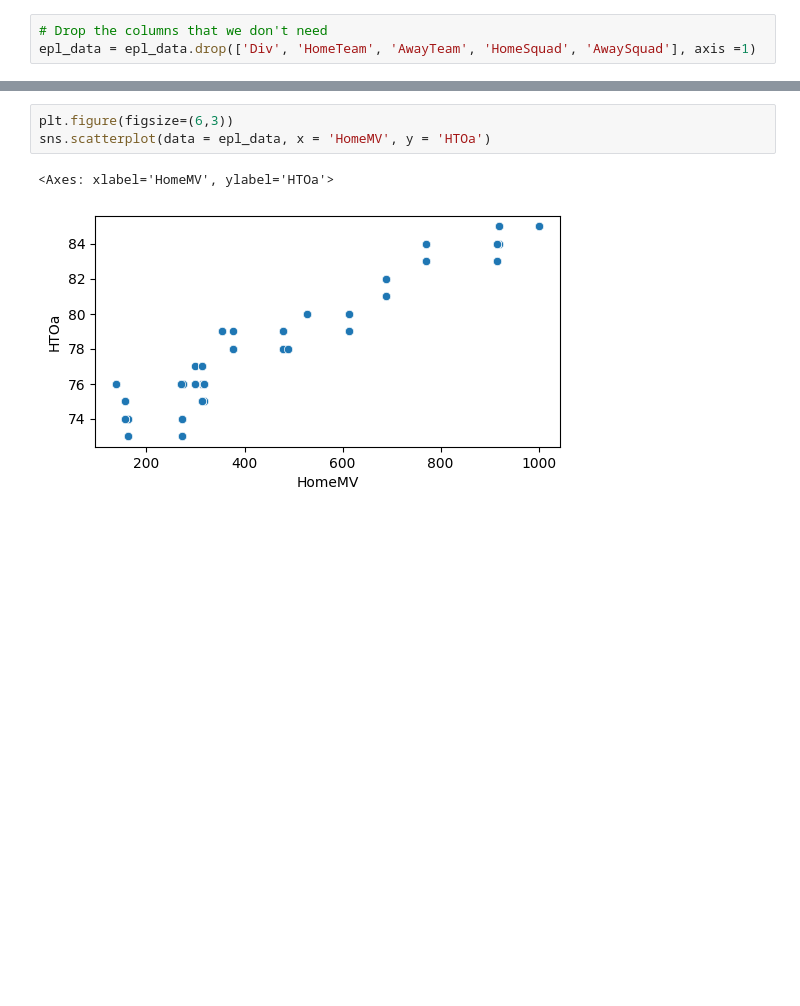
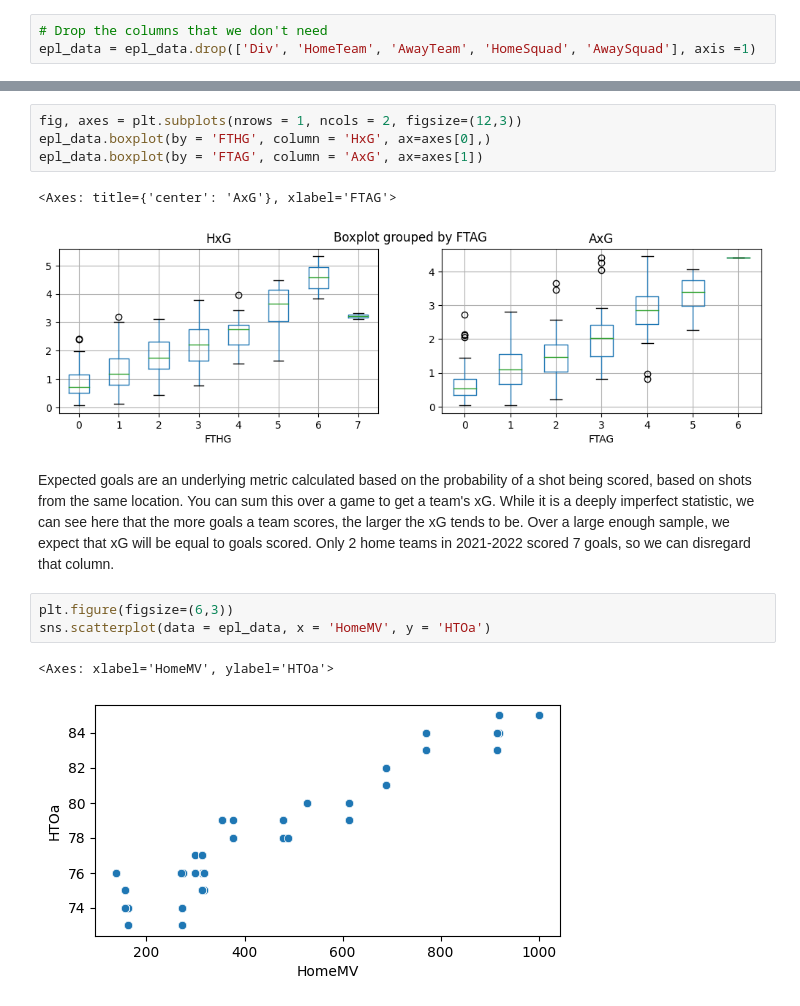
Before and after one commit to jwertheim10/DataScienceProjects, a Jupyter notebook: Soccer Analysis/soccerAnalysis.ipynb, the cells around one changed output, grey strips where cells are left out. Saved outputs shown, nothing was run; the diff lists cells and outputs as text; blank space fills up the shorter version.

Commit message:
Done with exploratory data analysis for now

```diff
--- a/Soccer Analysis/soccerAnalysis.ipynb
+++ b/Soccer Analysis/soccerAnalysis.ipynb
@@ -103,3 +102,12 @@ epl_data.head()
+# %%
+fig, axes = plt.subplots(nrows = 1, ncols = 2, figsize=(12,3))
+epl_data.boxplot(by = 'FTHG', column = 'HxG', ax=axes[0],)
+epl_data.boxplot(by = 'FTAG', column = 'AxG', ax=axes[1])
+# %% [output]
+<Axes: title={'center': 'AxG'}, xlabel='FTAG'>
+[figure, added]
+# %% [markdown]
+Expected goals are an underlying metric calculated based on the probability of a shot being scored, based on shots from the same location. You can sum this over a game to get a team's xG. While it is a deeply imperfect statistic, we can see here that the more goals a team scores, the larger the xG tends to be. Over a large enough sample, we expect that xG will be equal to goals scored. Only 2 home teams in 2021-2022 scored 7 goals, so we can disregard that column.
 # %%
 plt.figure(figsize=(6,3))
 sns.scatterplot(data = epl_data, x = 'HomeMV', y = 'HTOa')
```
Also changed, not shown: parts of 17 cells of this notebook.
